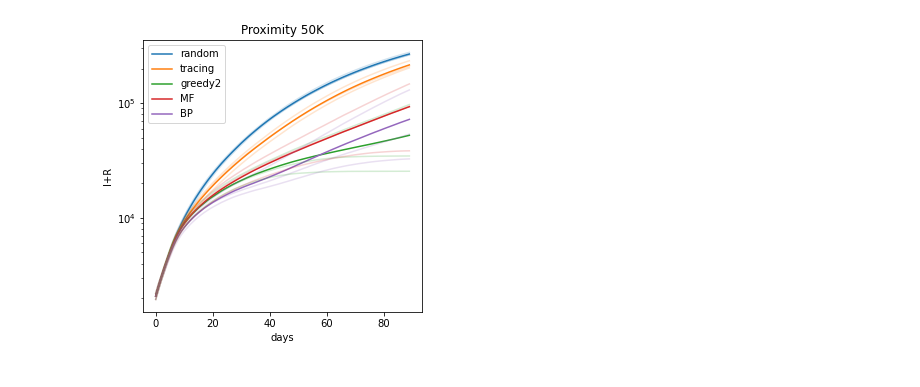
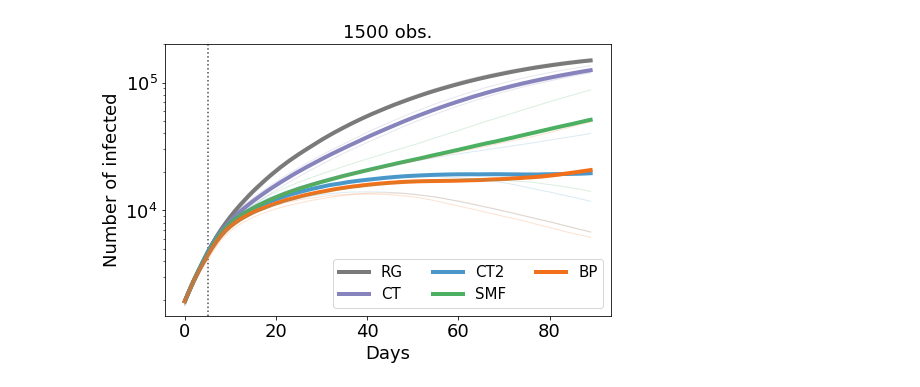
Before and after one commit to sibyl-team/sir_inference, a Jupyter notebook: read_results.ipynb, the cells around one changed output. Drawn from its saved outputs; the diff is of its cells as text; code cells hidden in the pictures.

```diff
--- a/read_results.ipynb
+++ b/read_results.ipynb
@@ -1,6 +1,7 @@
 # %%
 import sys
 sys.path.insert(0,'../sib/')
+from matplotlib import cm
 
 from time import time
 import numpy as np
@@ -18,6 +19,8 @@ N_patient_zero = 200;
 
 lamb = 0.05;
 mu = 0.02;
+
+###
 scale=1.0; # Easy Case
 T=100;
 t1 = 10;
@@ -30,7 +33,7 @@ MF_deltas = [15];
 n_rankings = [1500]#, 100, 150, 200]
 #seeds=[2]
 #n_rankings = [150]
-seeds=[1,2,3]
+seeds=[1,3,4,5]
 #seed = int(sys.argv[2]);
 #seeds for running [32,123,456]
 #seed=int(sys.argv[1]);
@@ -45,6 +48,7 @@ scenario_tracs2nd = {}
 scenario_MFs = {}
 scenario_BPs = {}
 
+
 for seed in seeds:
     #no_int = pd.read_csv("csv/Proximity_N%dK_T%d_s1_ti%d_pz%d_mu%.2f_l%.2f_seed%d.csv"%(N/1000,T,t1,N_patient_zero,mu,lamb,seed), sep="\t")
     scenario_rnds[seed] = pd.read_csv("csv/Proximity_N%dK_T%d_s1_ti%d_pz%d_mu%.2f_l%.2f_seed%d_obs%d_rnd.csv"%(N/1000,T,t1,N_patient_zero,mu,lamb,seed,n_ranking), sep="\t")
@@ -53,9 +57,9 @@ for seed in seeds:
 
     scenario_MFs[seed] = pd.read_csv("csv/Proximity_N%dK_T%d_s1_ti%d_pz%d_mu%.2f_l%.2f_seed%d_obs%d_MF_t%d_d%d.csv"%(N/1000,T,t1,
                                                                                                                     N_patient_zero,mu,lamb,seed,n_ranking,MF_tau,MF_delta), sep="\t")
+    scenario_BPs[seed] = pd.read_csv("csv/Proximity_N%dK_T%d_s1_ti%d_pz%d_mu%.2f_l%.2f_seed%d_obs%d_bp_no_tau_win21.csv"%(N/1000,T,t1,N_patient_zero,mu,lamb,seed,n_ranking),sep="\t")
     #scenario_BPs[seed] = pd.read_csv("csv/Proximity_N%dK_T%d_s1_ti%d_pz%d_mu%.2f_l%.2f_seed%d_obs%d_bp%d.csv"%(N/1000,T,t1,N_patient_zero,mu,lamb,seed,n_ranking,trac_tau)
                       #, sep="\t")
-    scenario_BPs[seed] = pd.read_csv("csv/Proximity_N%dK_T%d_s1_ti%d_pz%d_mu%.2f_l%.2f_seed%d_obs%d_bp_no_tau.csv"%(N/1000,T,t1,N_patient_zero,mu,lamb,seed,n_ranking),sep="\t")
 
 scenario_rnd = scenario_rnds[seeds[0]].copy()
 scenario_trac = scenario_tracs[seeds[0]].copy()
@@ -76,36 +114,65 @@ scenario_BP/=len(seeds)
 # %%
 import matplotlib.pyplot as plt
-fig, axs = plt.subplots(1, 1, figsize=(5, 5))
-colors = plt.rcParams['axes.prop_cycle'].by_key()['color']
+fig, axs = plt.subplots(1, 1, figsize=(8, 5))
+#colors = plt.rcParams['axes.prop_cycle'].by_key()['color']
+types = {'random':'Greys','tracing':'Purples', 'greedy2':'Blues', 'MF':'Greens', \
+         'BP':'Oranges'}
+
+
 alpha = 0.2
 alpha1 = 1
-ax = scenario_rnd[["I", "R"]].sum(axis=1).plot(ax = axs, label="rnd",
-                                                      color=colors[0], alpha = alpha1)
-ax = scenario_trac[["I", "R"]].sum(axis=1).plot(ax=ax, label="scenario_trac",
-                                                       color=colors[1], alpha = alpha1)
-ax = scenario_trac2nd[["I", "R"]].sum(axis=1).plot(ax=ax, label="scenario_trac2",
-                                                       color=colors[2], alpha = alpha1)
-ax = scenario_MF[["I", "R"]].sum(axis=1).plot(ax=ax, label="scenario_MF",
-                                                     color=colors[3], alpha = alpha1)
-ax = scenario_BP[["I", "R"]].sum(axis=1).plot(ax=ax, label="scenario_BP",
-                                                     color=colors[4], alpha = alpha1)
+alpham = 0.7
+cmap = cm.get_cmap(types["random"])
+ax = scenario_rnd[["I"]].sum(axis=1).plot(ax = axs, label="rnd",
+                                                      color=cmap(0.6), alpha = alpha1,
+                                                     linewidth = 4.0)
+cmap = cm.get_cmap(types["tracing"])
+ax = scenario_trac[["I"]].sum(axis=1).plot(ax=ax, label="scenario_trac",
+                                                       color=cmap(0.6), alpha = alpha1,
+                                                     linewidth = 4.0)
+cmap = cm.get_cmap(types["greedy2"])
+ax = scenario_trac2nd[["I"]].sum(axis=1).plot(ax=ax, label="scenario_trac2",
+                                                       color=cmap(0.6), alpha = alpha1,
+                                                     linewidth = 4.0)
+cmap = cm.get_cmap(types["MF"])
+ax = scenario_MF[["I"]].sum(axis=1).plot(ax=ax, label="scenario_MF",
+                                                     color=cmap(0.6), alpha = alpha1,
+                                                     linewidth = 4.0)
+cmap = cm.get_cmap(types["BP"])
+ax = scenario_BP[["I"]].sum(axis=1).plot(ax=ax, label="scenario_BP",
+                                                     color=cmap(0.6), alpha = alpha1,
+                                                     linewidth = 4.0)
 
 for seed in seeds:
-    ax = scenario_rnds[seed][["I", "R"]].sum(axis=1).plot(ax = axs, label="rnd",
-                                                          color=colors[0], alpha = alpha)
-    ax = scenario_tracs[seed][["I", "R"]].sum(axis=1).plot(ax=ax, label="scenario_trac",
-                                                           color=colors[1], alpha = alpha)
-    ax = scenario_tracs2nd[seed][["I", "R"]].sum(axis=1).plot(ax=ax, label="scenario_trac2",
-                                                           color=colors[2], alpha = alpha)
-    ax = scenario_MFs[seed][["I", "R"]].sum(axis=1).plot(ax=ax, label="scenario_MF",
-                                                         color=colors[3], alpha = alpha)
-    ax = scenario_BPs[seed][["I", "R"]].sum(axis=1).plot(ax=ax, label="scenario_BP",
-                                                         color=colors[4], alpha = alpha)
+    cmap = cm.get_cmap(types["random"])
+    ax = scenario_rnds[seed][["I"]].sum(axis=1).plot(ax = axs, label="rnd",
+                                                          color=cmap(0.6), alpha = alpha,
+                                                     linewidth = 1.0)
+    cmap = cm.get_cmap(types["tracing"])
+    ax = scenario_tracs[seed][["I"]].sum(axis=1).plot(ax=ax, label="scenario_trac",
+                                                           color=cmap(0.6), alpha = alpha,
+                                                     linewidth = 1.0)
+    cmap = cm.get_cmap(types["greedy2"])
+    ax = scenario_tracs2nd[seed][["I"]].sum(axis=1).plot(ax=ax, label="scenario_trac2",
+                                                           color=cmap(0.6), alpha = alpha,
+                                                     linewidth = 1.0)
+    cmap = cm.get_cmap(types["MF"])
+    ax = scenario_MFs[seed][["I"]].sum(axis=1).plot(ax=ax, label="scenario_MF",
+                                                         color=cmap(0.6), alpha = alpha,
+                                                     linewidth = 1.0)
+    cmap = cm.get_cmap(types["BP"])
+    ax = scenario_BPs[seed][["I"]].sum(axis=1).plot(ax=ax, label="scenario_BP",
+                                                         color=cmap(0.6), alpha = alpha,
+                                                     linewidth = 1.0)
+ax.vlines(5, 1.5e3, 2e5, linestyle=":", color="Black", alpha=alpham)
+ax.legend(["RG", "CT", "CT2", "SMF", "BP"], ncol = 3, fontsize= 15);
+ax.set_ylabel("Number of infected", fontsize = 18)
+ax.set_xlabel("Days", fontsize = 18)
+ax.set_title("1500 obs.", fontsize = 18)
+ax.set_yscale('log')
+ax.tick_params(labelsize = 18)
+plt.ylim(1.5e3,2e5)
 
-ax.legend(["random", "tracing", "greedy2", "MF", "BP"]);
-ax.set_ylabel("I+R")
-ax.set_xlabel("days")
-ax.set_title("Proximity 50K")
-ax.set_yscale('log')
+fig.savefig("500k_proximity_%dseeds_l%.2f_m%.2f.png"%(len(seeds),lamb,mu))
 # %% [output]
-[figure, old version]
+[figure, new version]
```
Also changed, not shown: parts of 8 cells of this notebook, 14 other files.
